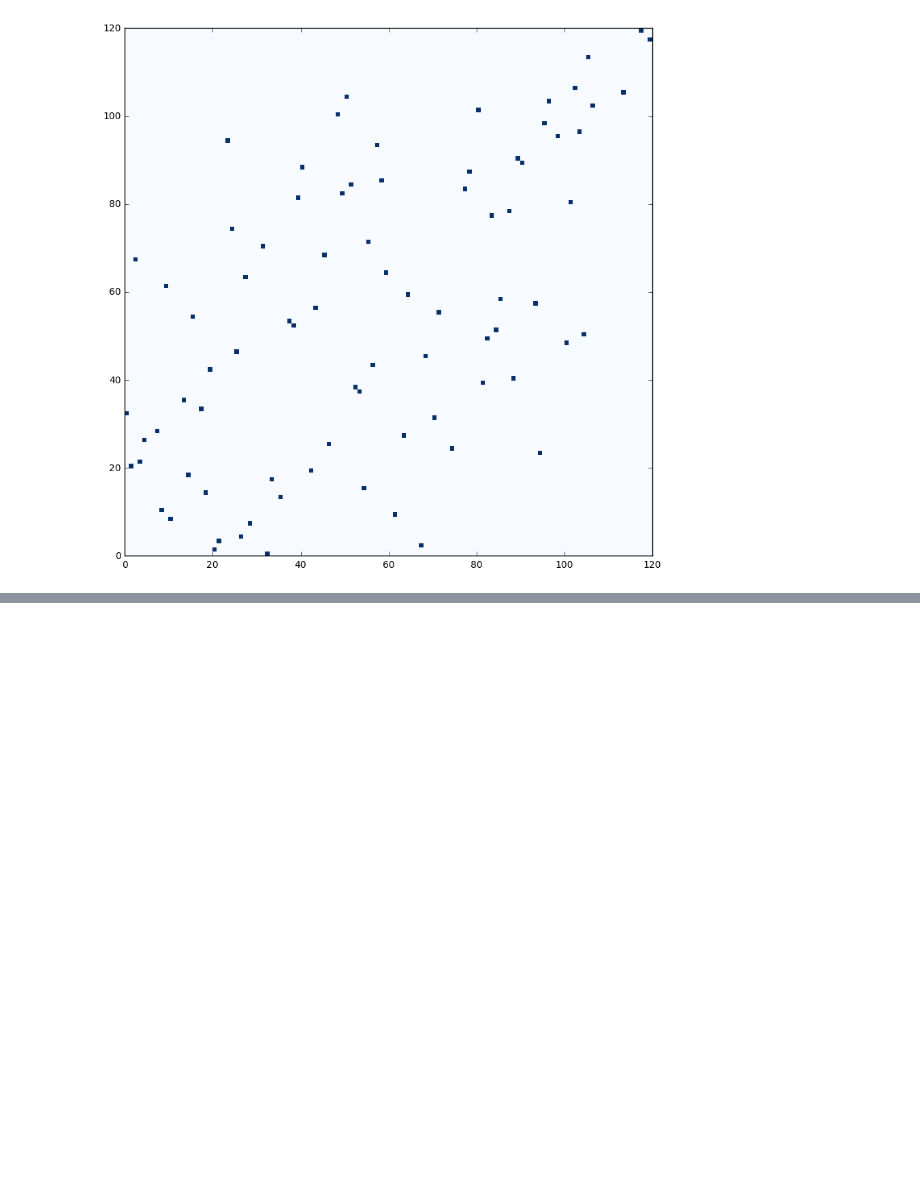
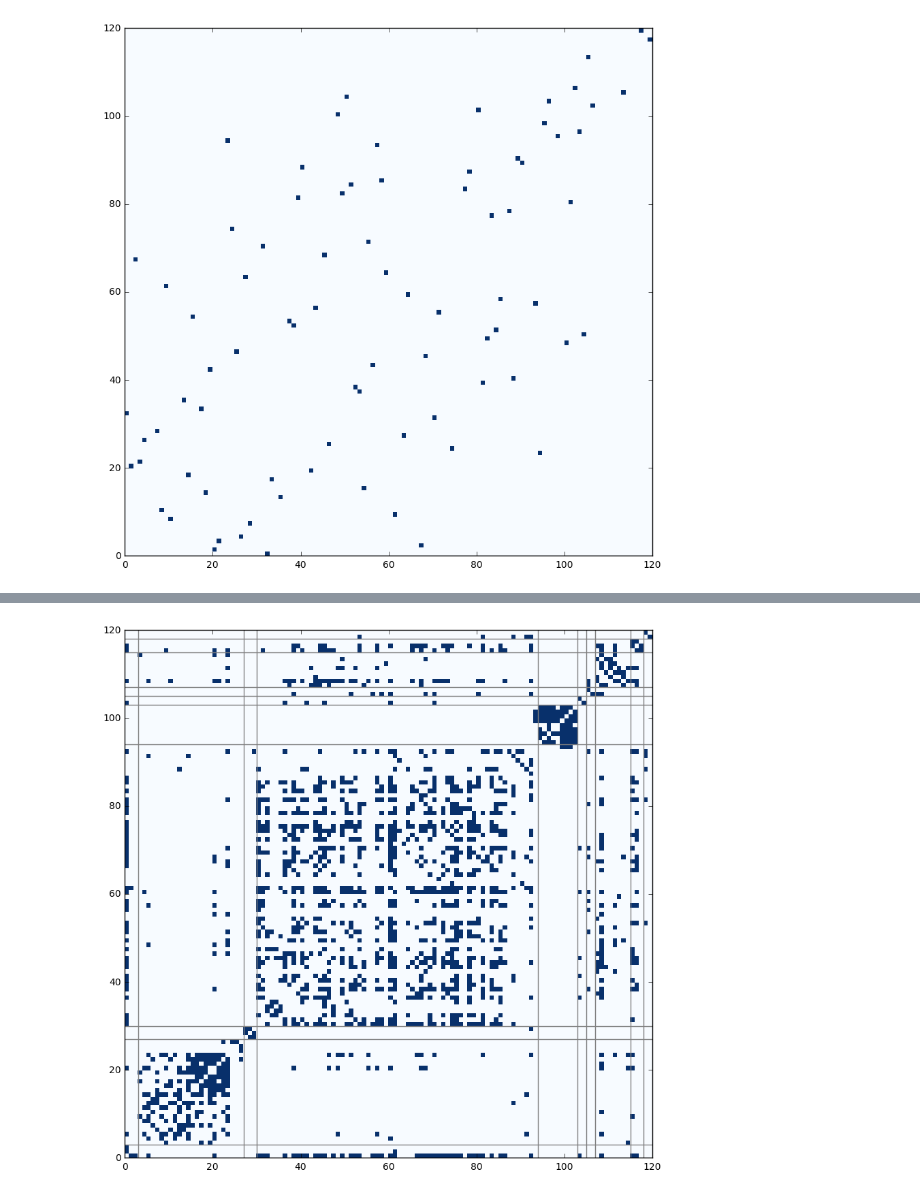
Before and after one commit to kskkwn/notebooks, a Jupyter notebook: robust_spectral_clustering/Untitled.ipynb, the cells around one changed output, grey strips where cells are left out. Saved outputs shown, nothing was run; the diff lists cells and outputs as text; code cells hidden in the pictures; blank space fills up the shorter version.

```diff
--- a/robust_spectral_clustering/Untitled.ipynb
+++ b/robust_spectral_clustering/Untitled.ipynb
@@ -123,0 +186,5 @@ plot_matrix(*sort_by_cluster(Ag, clusters))
+# %%
+clusters = kmeans(H, uname, K)
+plot_matrix(*sort_by_cluster(Ag, clusters))
+# %% [output]
+[figure, added]
```
Also changed, not shown: parts of 3 cells of this notebook, 7 other files.
